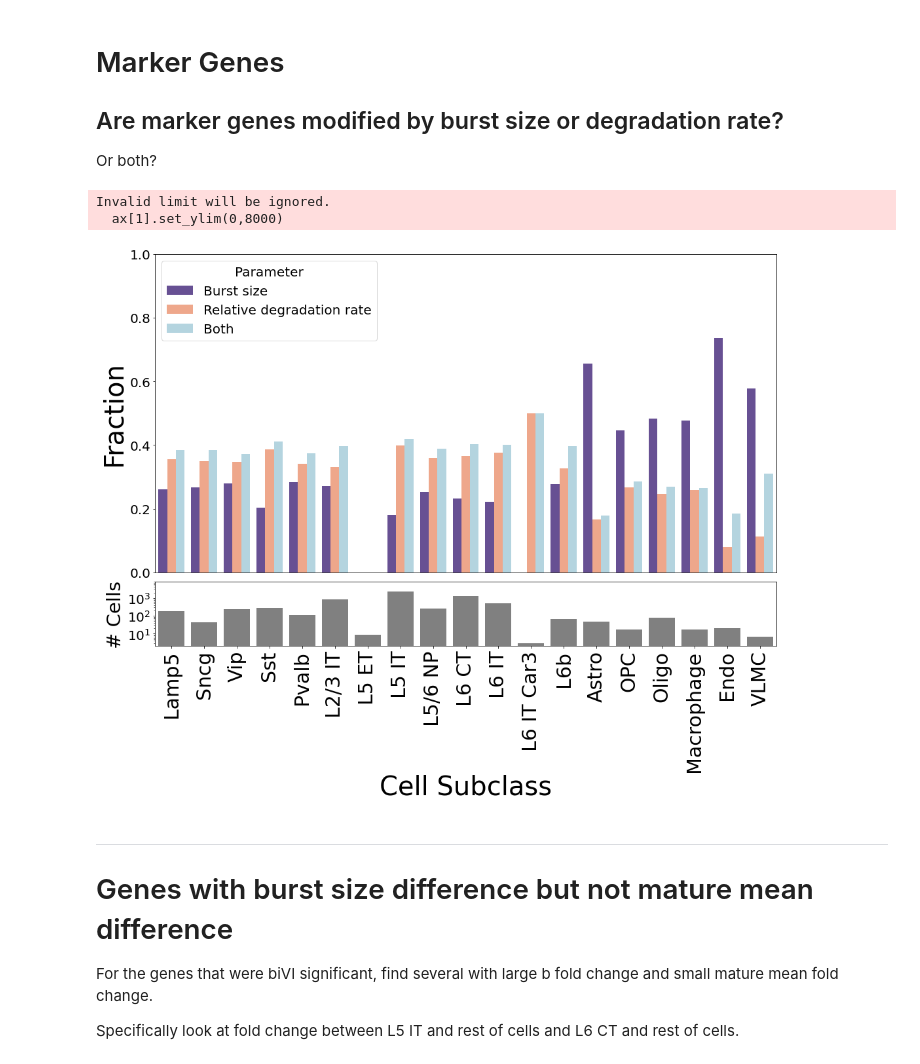
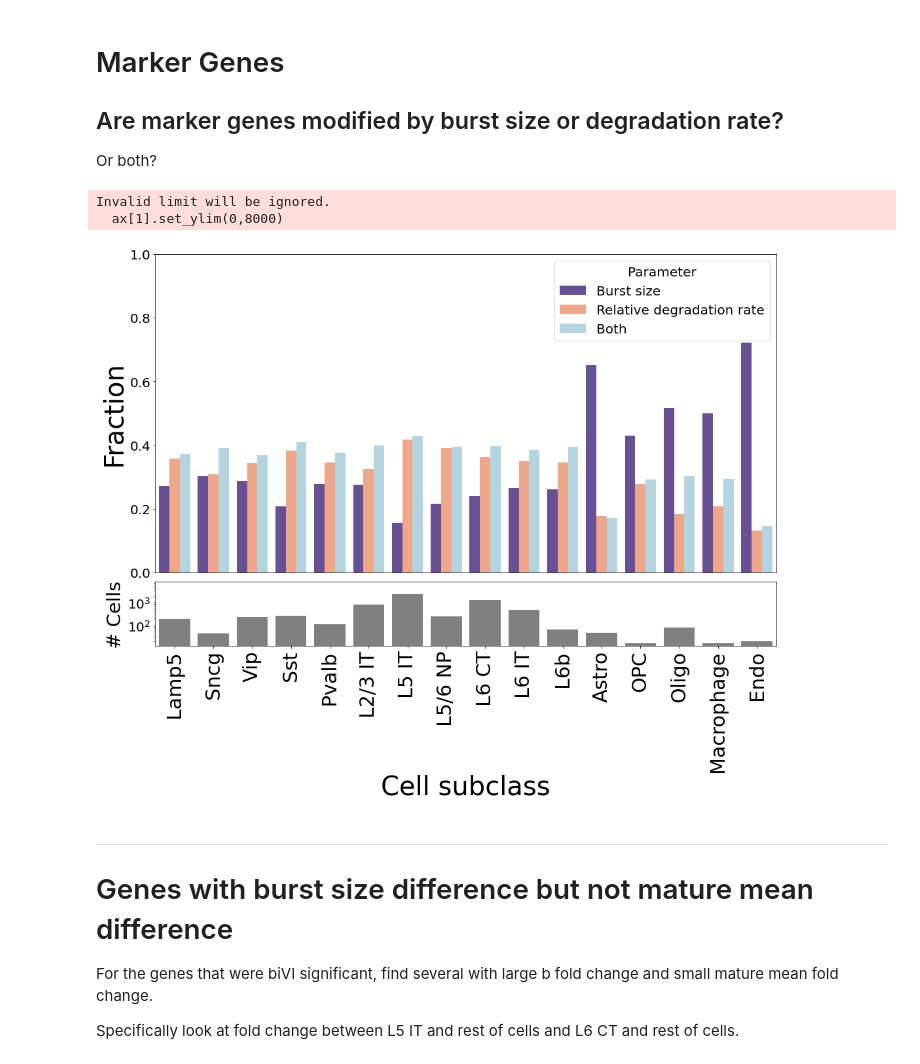
Before and after one commit to pachterlab/CGCCP_2023, a Jupyter notebook: Code/Notebooks/Analysis4_DifferentialExpression.ipynb, the cells around one changed output. Saved outputs shown, nothing was run; the diff lists cells and outputs as text; code cells hidden in the pictures.

```diff
--- a/Code/Notebooks/Analysis4_DifferentialExpression.ipynb
+++ b/Code/Notebooks/Analysis4_DifferentialExpression.ipynb
@@ -244,25 +239,26 @@ Vip
 # %%
 
 
-N = 19*2000 # number of tests performed
+N = 16*2000 # number of tests performed
 FC = 2.0
+p_val = 0.025
 
 
 # store significant differentially expressed genes
 sig_dict = {ct : {} for ct in unique_subclasses}
 
 for ct in unique_subclasses:
-    b_index = (b_df_biVI[f'{ct} p-value, two-sided'] < 0.025/N) & (abs(b_df_biVI[f'{ct} fold change']) > FC)
+    b_index = (b_df_biVI[f'{ct} p-value, two-sided'] < p_val/N) & (abs(b_df_biVI[f'{ct} fold change']) > FC)
     b_genes = list(b_df_biVI[b_index].genes)
 
-    gamma_index = (gamma_df_biVI[f'{ct} p-value, two-sided'] < 0.025/N) & (abs(gamma_df_biVI[f'{ct} fold change']) > FC)
+    gamma_index = (gamma_df_biVI[f'{ct} p-value, two-sided'] < p_val/N) & (abs(gamma_df_biVI[f'{ct} fold change']) > FC)
     gamma_genes = list(gamma_df_biVI[gamma_index].genes)
 
-    mu1_index = (mu1_df_scVI[f'{ct} p-value, two-sided'] < 0.025/N) & (abs(mu1_df_scVI[f'{ct} fold change']) > FC)
+    mu1_index = (mu1_df_scVI[f'{ct} p-value, two-sided'] < p_val/N) & (abs(mu1_df_scVI[f'{ct} fold change']) > FC)
     mu1_genes = list(mu1_df_scVI[mu1_index].genes)
 
 
-    mu2_index = (mu2_df_scVI[f'{ct} p-value, two-sided'] < 0.025/N) & (abs(mu2_df_scVI[f'{ct} fold change']) > FC)
+    mu2_index = (mu2_df_scVI[f'{ct} p-value, two-sided'] < p_val/N) & (abs(mu2_df_scVI[f'{ct} fold change']) > FC)
     mu2_genes = list(mu2_df_scVI[mu2_index].genes)
 
     biVI_no_mu2_genes = [g for g in genes if (g in b_genes or g in gamma_genes) & (g not in mu2_genes)]
@@ -286,19 +282,19 @@ sig_gene_biVI = 0
 sig_gene_overlap = 0
 
 for ct in unique_subclasses:
-    if ct != 'doublet':
-        sig_gene_plot.append(len(sig_dict[ct]['biVI_genes']))
-        sig_gene_biVI += len(sig_dict[ct]['biVI_genes'])
-        sig_gene_scVI += len(sig_dict[ct]['scVI_genes'])
-        sig_gene_overlap += len(sig_dict[ct]['overlap_genes'])
+
+    sig_gene_plot.append(len(sig_dict[ct]['biVI_genes']))
+    sig_gene_biVI += len(sig_dict[ct]['biVI_genes'])
+    sig_gene_scVI += len(sig_dict[ct]['scVI_genes'])
+    sig_gene_overlap += len(sig_dict[ct]['overlap_genes'])
 
 plt.figure(figsize=(9,4))
-sns.barplot(x=cluster_labels,y = sig_gene_plot,
+sns.barplot(x=unique_subclasses,y = sig_gene_plot,
             palette = ['lightsalmon' for i in range(19)])
 plt.xticks(rotation=90);
-plt.xlabel('Cell Type',fontsize = 25)
+plt.xlabel('Cell subclass',fontsize = 25)
 plt.tick_params(axis='both', which='major', labelsize=20)
 plt.title(f'biVI Significant DE Genes',fontsize = 30)
-plt.ylabel('Number of Genes',fontsize = 25);
+plt.ylabel('Number of genes',fontsize = 25);
 plt.savefig(f'../../results/{name}_figs/biVI_DE_genes.png',bbox_inches='tight')
 # %% [output]
@@ -329,43 +325,48 @@ for ct in unique_subclasses:
         compare_b_gamma_dict[ct]['Both'] = 0
 # %%
 df_ = pd.DataFrame(compare_b_gamma_dict).T.reset_index(inplace=False)
-df_1 = pd.DataFrame({'Cell Sublcass' : df_['index'],'Fraction' : df_['Burst size'], 'Parameter' : ['Burst size']*19})
-df_2 = pd.DataFrame({'Cell Sublcass' : df_['index'],'Fraction' : df_['Relative degradation rate'], 'Parameter' : ['Relative degradation rate']*19})
-df_3 = pd.DataFrame({'Cell Sublcass' : df_['index'],'Fraction' : df_['Both'], 'Parameter' : ['Both']*19})
+df_1 = pd.DataFrame({'Cell subclass' : df_['index'],'Fraction' : df_['Burst size'], 'Parameter' : ['Burst size']*16})
+df_2 = pd.DataFrame({'Cell subclass' : df_['index'],'Fraction' : df_['Relative degradation rate'], 'Parameter' : ['Relative degradation rate']*16})
+df_3 = pd.DataFrame({'Cell subclass' : df_['index'],'Fraction' : df_['Both'], 'Parameter' : ['Both']*16})
 df_plot = pd.concat([df_1,df_2,df_3],axis=0)
+# %%
+# get number of cells in each cell type
+num_cell_type = []
+for ct in unique_subclasses:
+    num_cell_type.append(len(adata[adata.obs.subclass_label==ct]))
 # %%
 fig, ax = plt.subplots(2,1,figsize = (17,11),gridspec_kw={'height_ratios': [5, 1],
                                                          'wspace':0.0, 'hspace':0.05})
 plt.xticks(rotation = 90, fontsize = 30)
 fig.subplots_adjust(wspace=None)
 #plt.yticks(fontsize=34)
-sns.barplot(x='Cell Sublcass', y='Fraction', hue='Parameter', data=df_plot,
+sns.barplot(x='Cell subclass', y='Fraction', hue='Parameter', data=df_plot,
             palette = [cmap(200),'lightsalmon','lightblue'], ax = ax[0])
 ax[0].set_ylabel('Fraction',fontsize = 40)
 ax[0].set_ylim(0,1.0)
 ax[0].set(xlabel=None)
 ax[0].tick_params(
     axis='x',          # changes apply to the x-axis
     which='both',      # both major and minor ticks are affected
     bottom=False,      # ticks along the bottom edge are off
     top=False,         # ticks along the top edge are off
     labelbottom=False)
 
 
 
 sns.barplot(x=unique_subclasses,y = num_cell_type,color = 'gray',ax=ax[1])
 ax[1].set_xticklabels(unique_subclasses, rotation=90);
 ax[1].set_yscale('log')
 ax[1].set_yscale('log')
-ax[1].set_xlabel('Cell Subclass',fontsize = 40)
+ax[1].set_xlabel('Cell subclass',fontsize = 40)
 ax[1].set_ylabel('# Cells',fontsize = 29)
 ax[1].set_ylim(0,8000)
 
 plt.savefig(f'../../results/{name}_figs/b_gamma_percent.png',bbox_inches='tight')
 # %% [output]
 Invalid limit will be ignored.
   ax[1].set_ylim(0,8000)
-[figure, old version]
+[figure, new version]
 # %% [markdown]
 -----
 
```
Also changed, not shown: parts of 8 cells of this notebook, 2 other files.
